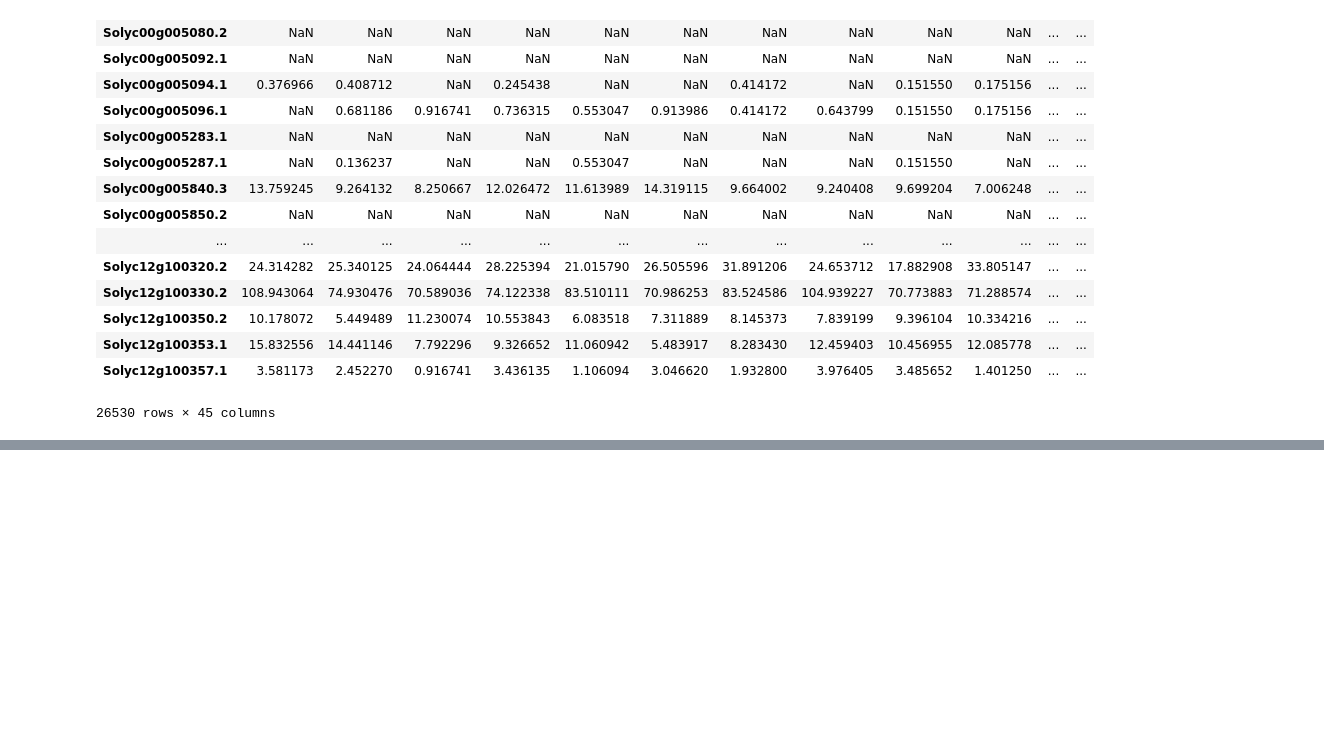
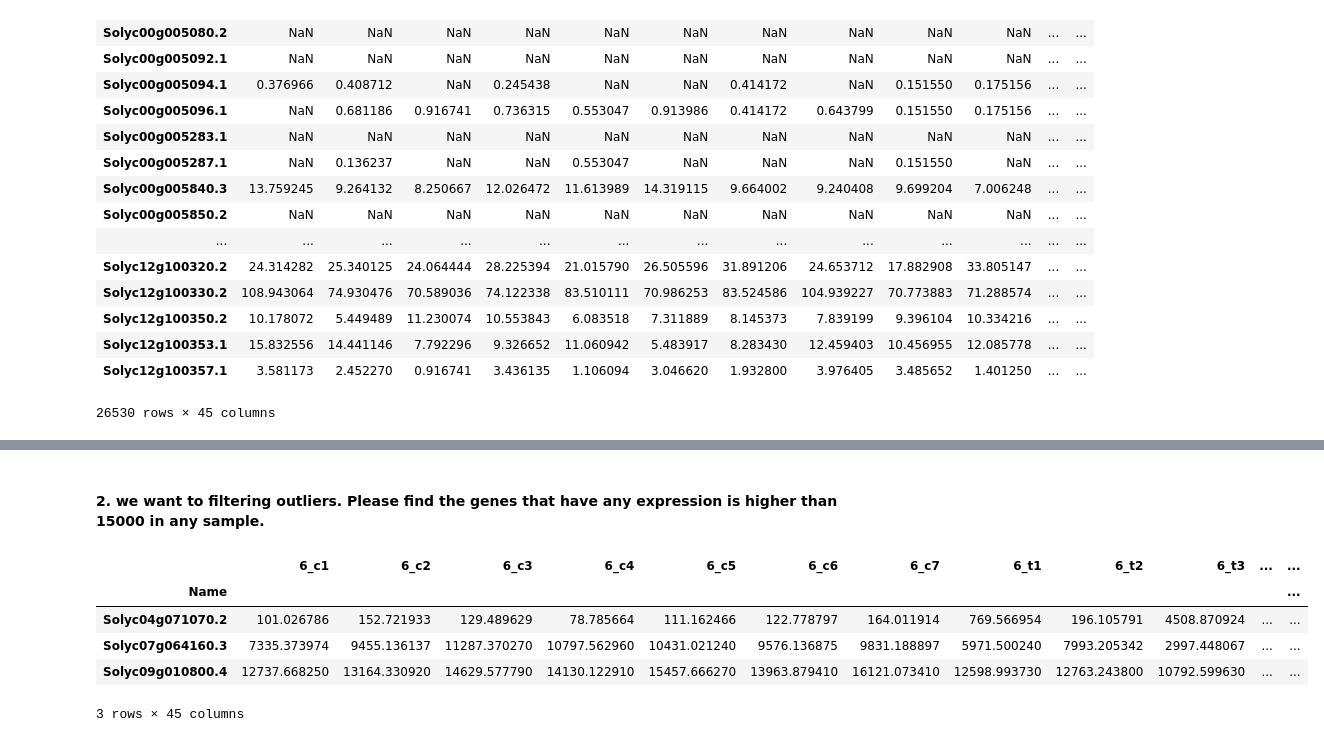
Before and after one commit to UCD-pbio-rclub/python-data-analysis_MinYao.J, a Jupyter notebook: Chapter7-1 questions.ipynb, the cells around one changed output, grey strips where cells are left out. Drawn from its saved outputs; the diff is of its cells as text; code cells hidden in the pictures; blank space fills up the shorter version.

```diff
--- a/Chapter7-1 questions.ipynb
+++ b/Chapter7-1 questions.ipynb
@@ -108,0 +128,11 @@ reduced_RNASeq
+# %% [markdown]
+#### 2. we want to filtering outliers. Please find the genes that have any expression is higher than 15000 in any sample.
+# %%
+reduced_RNASeq[(np.abs(reduced_RNASeq) > 15000).any(1)]
+# %% [output]
+|  | 6_c1 | 6_c2 | 6_c3 | 6_c4 | 6_c5 | 6_c6 | 6_c7 | 6_t1 | 6_t2 | 6_t3 | ... | ... |
+| Name |  |  |  |  |  |  |  |  |  |  |  | ... |
+| Solyc04g071070.2 | 101.026786 | 152.721933 | 129.489629 | 78.785664 | 111.162466 | 122.778797 | 164.011914 | 769.566954 | 196.105791 | 4508.870924 | ... | ... |
+| Solyc07g064160.3 | 7335.373974 | 9455.136137 | 11287.370270 | 10797.562960 | 10431.021240 | 9576.136875 | 9831.188897 | 5971.500240 | 7993.205342 | 2997.448067 | ... | ... |
+| Solyc09g010800.4 | 12737.668250 | 13164.330920 | 14629.577790 | 14130.122910 | 15457.666270 | 13963.879410 | 16121.073410 | 12598.993730 | 12763.243800 | 10792.599630 | ... | ... |
+3 rows × 45 columns
```
Also changed, not shown: parts of 8 cells of this notebook, 1 other file.
